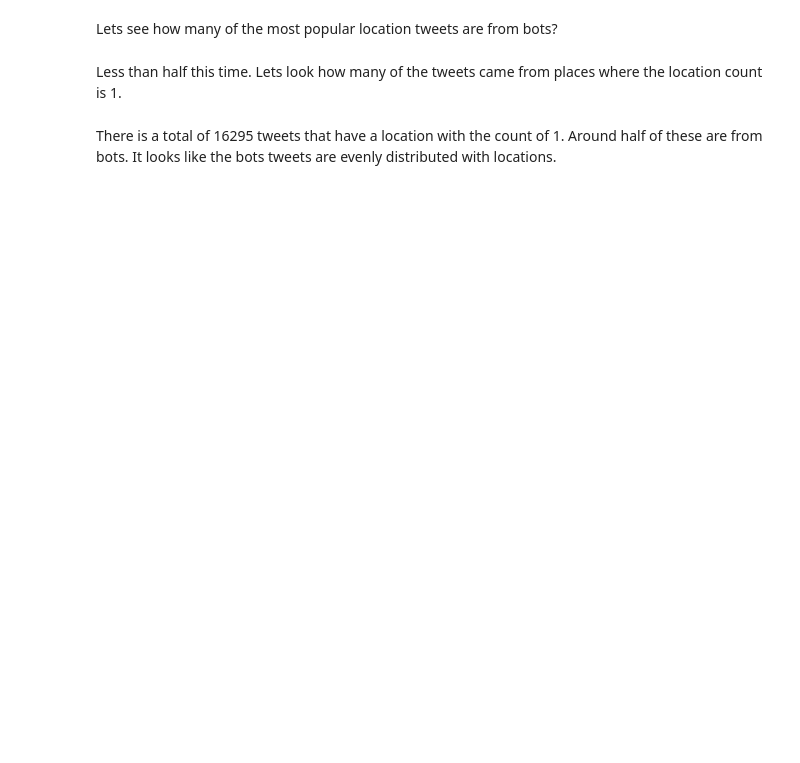
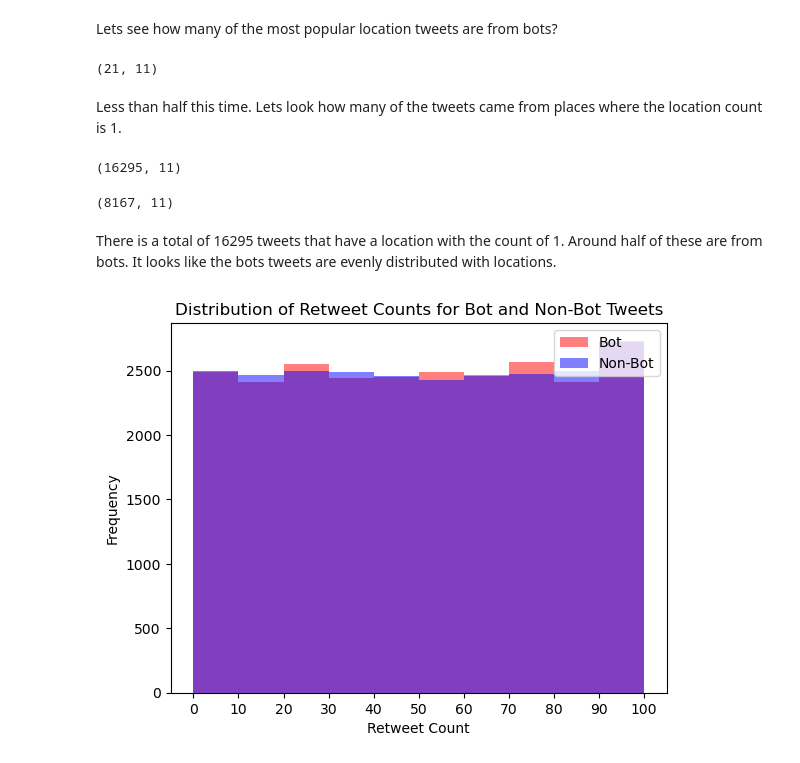
Before and after one commit to pirjo2/Botbusters, a Jupyter notebook: project.ipynb, the cells around one changed output. Saved outputs shown, nothing was run; the diff lists cells and outputs as text; code cells hidden in the pictures; blank space fills up the shorter version.

```diff
--- a/project.ipynb
+++ b/project.ipynb
@@ -7,3 +1,4 @@ Mounted at /content/drive
 # %%
 import pandas as pd
-df = pd.read_csv('/content/drive/MyDrive/Colab Notebooks/Network Science/project/bot_detection_data.csv')
+
+df = pd.read_csv('bot_detection_data.csv')
@@ -70,38 +133,38 @@ location_counts.shape
 Lets see how many of the most popular location tweets are from bots?
 # %%
 df[(df['Location'] == 'South Michael') & (df['Bot Label'] == 1)].shape
+# %% [output]
+(21, 11)
 # %% [markdown]
 Less than half this time. Lets look how many of the tweets came from places where the location count is 1.
 # %%
 filtered_df = df[df['Location'].isin(location_counts[location_counts == 1].index)]
 filtered_df.shape
+# %% [output]
+(16295, 11)
 # %%
 filtered_df[(filtered_df['Bot Label'] == 1)].shape
+# %% [output]
+(8167, 11)
 # %% [markdown]
 There is a total of 16295 tweets that have a location with the count of 1. Around half of these are from bots. It looks like the bots tweets are evenly distributed with locations.
 # %%
 import matplotlib.pyplot as plt
-import pandas as pd
 import numpy as np
 
-# Create bins for retweet counts
 bin_edges = np.arange(0, 101, 10)
-
-# Create a histogram for bot tweets (Bot Label = 1)
 bot_tweets = df[df['Bot Label'] == 1]['Retweet Count']
 plt.hist(bot_tweets, bins=bin_edges, alpha=0.5, label='Bot', color='red')
 
-# Create a histogram for non-bot tweets (Bot Label = 0)
 non_bot_tweets = df[df['Bot Label'] == 0]['Retweet Count']
 plt.hist(non_bot_tweets, bins=bin_edges, alpha=0.5, label='Non-Bot', color='blue')
 
-# Customize the plot
 plt.xlabel('Retweet Count')
 plt.ylabel('Frequency')
-plt.title('Distribution of Retweet Counts for Bot and Non-Bot Tweets (0-100)')
-plt.xticks(bin_edges)  # Set x-axis ticks to match bins
+plt.title('Distribution of Retweet Counts for Bot and Non-Bot Tweets')
+plt.xticks(bin_edges)
 plt.legend()
-
-# Display the graph
 plt.show()
+# %% [output]
+[figure, added]
 # %%
```
Also changed, not shown: parts of 23 cells of this notebook, 1 other file.
